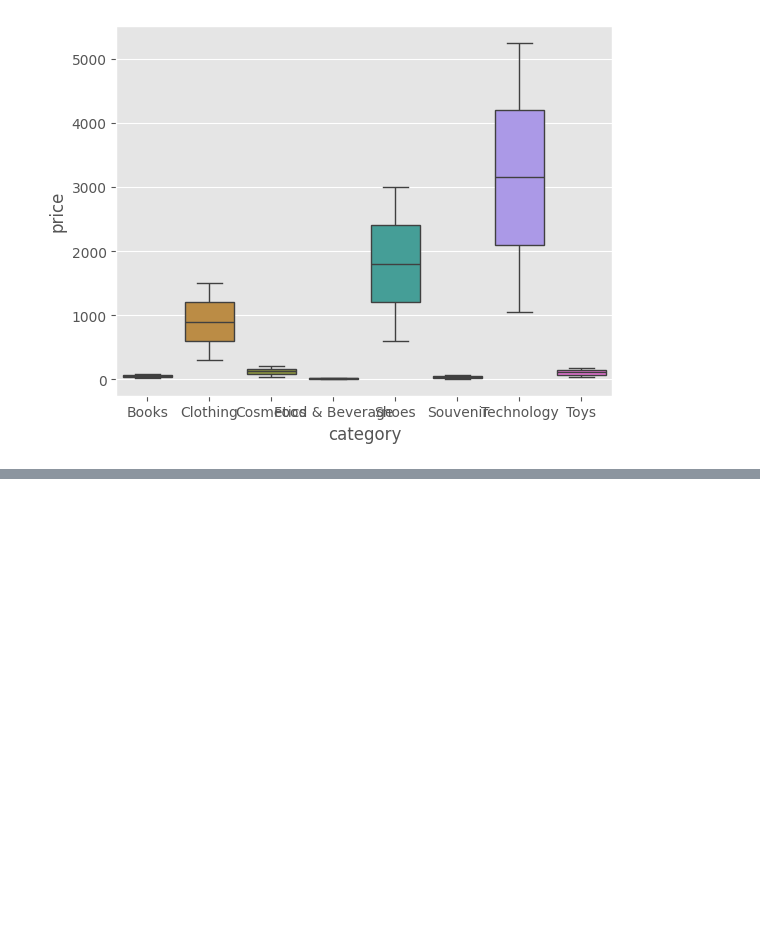
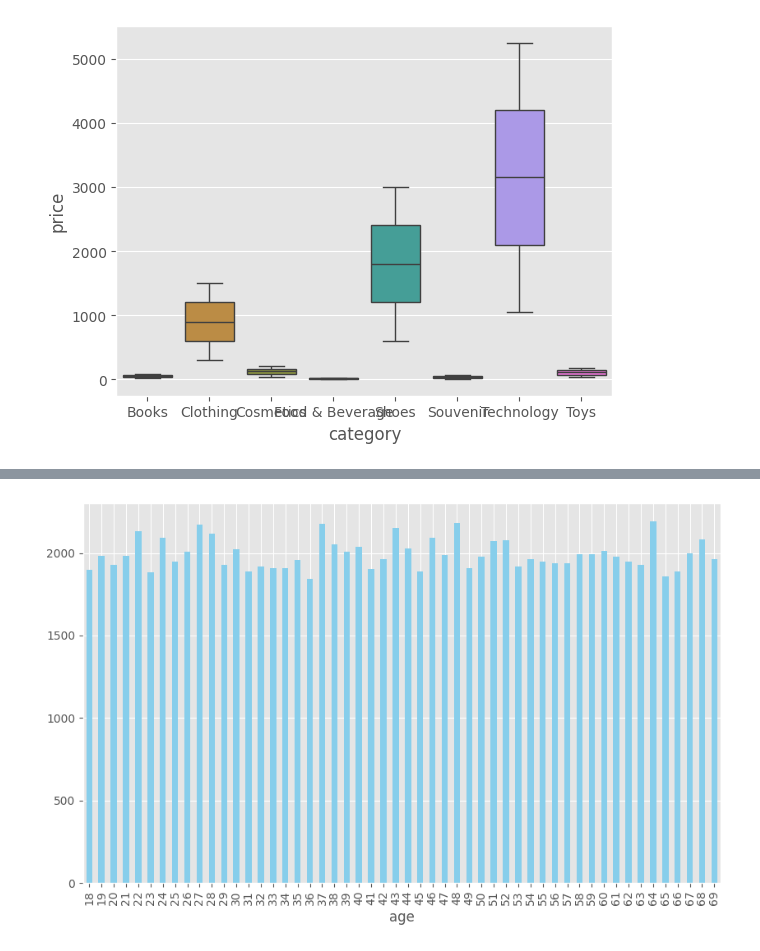
Before and after one commit to JMCoC/ml_engineer_roadmap, a Jupyter notebook: pythonBasics/7. EDA/eda.ipynb, the cells around one changed output, grey strips where cells are left out. Saved outputs shown, nothing was run; the diff lists cells and outputs as text; code cells hidden in the pictures; blank space fills up the shorter version.

```diff
--- a/pythonBasics/7. EDA/eda.ipynb
+++ b/pythonBasics/7. EDA/eda.ipynb
@@ -221,0 +284,8 @@ Passing `palette` without assigning `hue` is deprecated and will be removed in v
+# %%
+df.loc[(df['category'] == 'Clothing')] \
+    .groupby('age')['quantity'].sum() \
+    .plot(kind='bar', color='skyblue', figsize=(10, 6))
+plt.ticklabel_format(style='plain', axis='y')
+plt.show()
+# %% [output]
+[figure, added]
```
Also changed, not shown: parts of 8 cells of this notebook.
